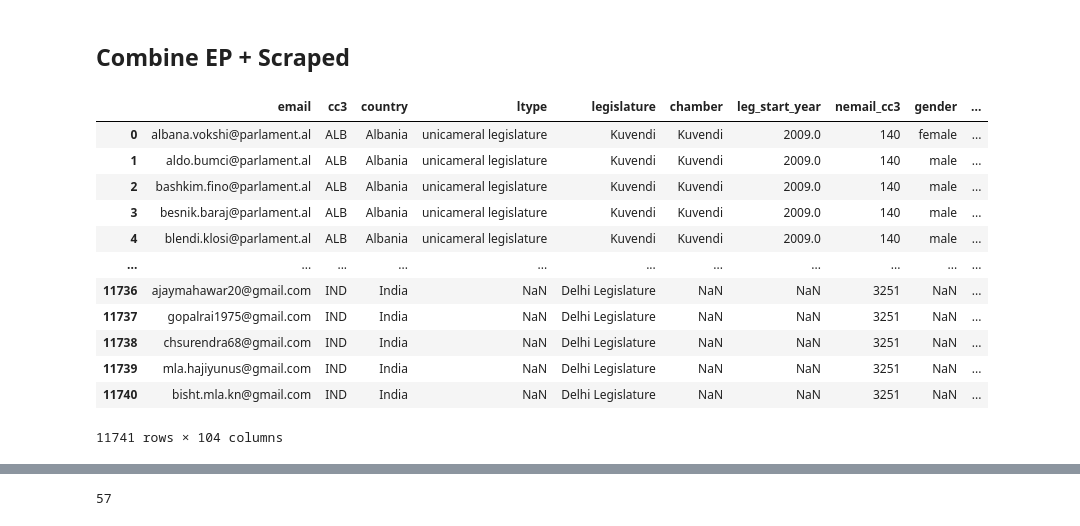
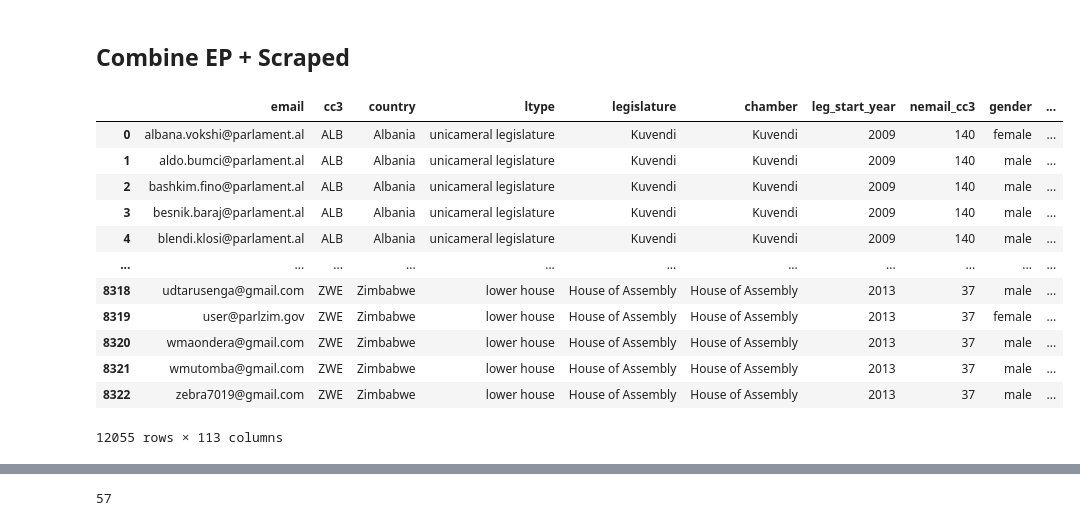
Before and after one commit to themains/pwned_pols, a Jupyter notebook: scripts/06_everypol_summ.ipynb, the cells around one changed output, grey strips where cells are left out. Cells and saved outputs as stored; diff of their text form; code cells hidden in the pictures.

Commit message:
Fix EP India ltype error

```diff
--- a/scripts/06_everypol_summ.ipynb
+++ b/scripts/06_everypol_summ.ipynb
@@ -128,9 +24,6 @@ df_ep_emails = (
     )
     .sort_values(["cc3", "leg_start_year", "email"])
     .pipe(lambda df_: clean_email_column_no_dedupe(df_))
-    #     .dropna(subset=["email"])
-    #     .query("email!='-'")
-    #     .query("email!='No tiene'")
     # ================================================================
     # Fix missing cc3 for Wales/Scotland
     # Wales, Scotland = GBR
@@ -151,6 +44,9 @@ df_ep_emails = (
         )
     )
     # ================================================================
+    # Fix ltype for India to bicameral
+    .assign(ltype=lambda df_: np.where(df_["cc3"]=="IND", "bicameral legislature", df_["ltype"]))
+    # ================================================================
     # Get #emails per country (cc3)
     .assign(nemail_cc3=lambda df_: df_.groupby("cc3")["email"].transform("nunique"))
     # ================================================================
@@ -160,22 +56,6 @@ df_ep_emails = (
             lambda g: (g == "female").sum()
         ),
         female_prop_cc3=lambda df_: df_["female_count_cc3"] / df_["nemail_cc3"],
-    )
-    # ================================================================
-    # Get indicator for years and chambers
-    .assign(
-        years=lambda df_: df_.groupby("cc3")["leg_start_year"].transform(
-            lambda x: ", ".join(map(str, sorted(x.unique())))
-        ),
-        chambers=lambda df_: df_.groupby("cc3")["ltype"]
-        .transform(lambda x: ", ".join(map(str, sorted(x.unique()))))
-        .replace("legislature", "", regex=True)
-        .replace("house", "", regex=True)
-        .str.strip()
-        .str.title(),
-        legislatures=lambda df_: df_.groupby("cc3")["legislature"].transform(
-            lambda x: ", ".join(map(str, sorted(x.unique())))
-        ),
     )
     # ================================================================
     .reorder_columns(
@@ -372,24 +354,42 @@ df_ep_emails["cc3"].nunique() + df_scraped_emails["cc3"].nunique() - 2
 ## Combine EP + Scraped
 # %%
 df_pol_emails = (
-    pd.concat([df_ep_emails, df_scraped_emails])
+    pd.concat([df_ep_emails.assign(source="ep"), df_scraped_emails.assign(source="scraped")])
     .pipe(lambda df_: clean_email_column_no_dedupe(df_))
+    # ================================================================
+    # Get indicator for years and chambers for table1
+    .assign(
+        years=lambda df_: df_.groupby("cc3")["leg_start_year"].transform(
+            lambda x: ", ".join(map(str, sorted(x.unique())))
+        ),
+        chambers=lambda df_: df_.groupby("cc3")["ltype"]
+        .transform(lambda x: ", ".join(map(str, sorted(x.unique()))))
+        .replace("legislature", "", regex=True)
+        .replace("house", "", regex=True)
+        .str.strip()
+        .str.title(),
+        legislatures=lambda df_: df_.groupby("cc3")["legislature"].transform(
+            lambda x: ", ".join(map(str, sorted(x.unique())))
+        ),
+    )
+    .sort_values(["cc3", "leg_start_year", "email"])
 )
+# del df_ep_emails, df_scraped_emails
 df_pol_emails
 # %% [output]
 |  | email | cc3 | country | ltype | legislature | chamber | leg_start_year | nemail_cc3 | gender | ... |
-| 0 | albana.vokshi@parlament.al | ALB | Albania | unicameral legislature | Kuvendi | Kuvendi | 2009.0 | 140 | female | ... |
-| 1 | aldo.bumci@parlament.al | ALB | Albania | unicameral legislature | Kuvendi | Kuvendi | 2009.0 | 140 | male | ... |
-| 2 | bashkim.fino@parlament.al | ALB | Albania | unicameral legislature | Kuvendi | Kuvendi | 2009.0 | 140 | male | ... |
-| 3 | besnik.baraj@parlament.al | ALB | Albania | unicameral legislature | Kuvendi | Kuvendi | 2009.0 | 140 | male | ... |
-| 4 | blendi.klosi@parlament.al | ALB | Albania | unicameral legislature | Kuvendi | Kuvendi | 2009.0 | 140 | male | ... |
+| 0 | albana.vokshi@parlament.al | ALB | Albania | unicameral legislature | Kuvendi | Kuvendi | 2009 | 140 | female | ... |
+| 1 | aldo.bumci@parlament.al | ALB | Albania | unicameral legislature | Kuvendi | Kuvendi | 2009 | 140 | male | ... |
+| 2 | bashkim.fino@parlament.al | ALB | Albania | unicameral legislature | Kuvendi | Kuvendi | 2009 | 140 | male | ... |
+| 3 | besnik.baraj@parlament.al | ALB | Albania | unicameral legislature | Kuvendi | Kuvendi | 2009 | 140 | male | ... |
+| 4 | blendi.klosi@parlament.al | ALB | Albania | unicameral legislature | Kuvendi | Kuvendi | 2009 | 140 | male | ... |
 | ... | ... | ... | ... | ... | ... | ... | ... | ... | ... | ... |
-| 11736 | ajaymahawar20@gmail.com | IND | India | NaN | Delhi Legislature | NaN | NaN | 3251 | NaN | ... |
-| 11737 | gopalrai1975@gmail.com | IND | India | NaN | Delhi Legislature | NaN | NaN | 3251 | NaN | ... |
-| 11738 | chsurendra68@gmail.com | IND | India | NaN | Delhi Legislature | NaN | NaN | 3251 | NaN | ... |
-| 11739 | mla.hajiyunus@gmail.com | IND | India | NaN | Delhi Legislature | NaN | NaN | 3251 | NaN | ... |
-| 11740 | bisht.mla.kn@gmail.com | IND | India | NaN | Delhi Legislature | NaN | NaN | 3251 | NaN | ... |
+| 8318 | udtarusenga@gmail.com | ZWE | Zimbabwe | lower house | House of Assembly | House of Assembly | 2013 | 37 | male | ... |
+| 8319 | user@parlzim.gov | ZWE | Zimbabwe | lower house | House of Assembly | House of Assembly | 2013 | 37 | female | ... |
+| 8320 | wmaondera@gmail.com | ZWE | Zimbabwe | lower house | House of Assembly | House of Assembly | 2013 | 37 | male | ... |
+| 8321 | wmutomba@gmail.com | ZWE | Zimbabwe | lower house | House of Assembly | House of Assembly | 2013 | 37 | male | ... |
+| 8322 | zebra7019@gmail.com | ZWE | Zimbabwe | lower house | House of Assembly | House of Assembly | 2013 | 37 | male | ... |
-11741 rows × 104 columns
+12055 rows × 113 columns
 # %%
 df_pol_emails["nemail_cc3"].describe()
 # %% [output]
```
Also changed, not shown: parts of 50 cells of this notebook, 1 other file.
